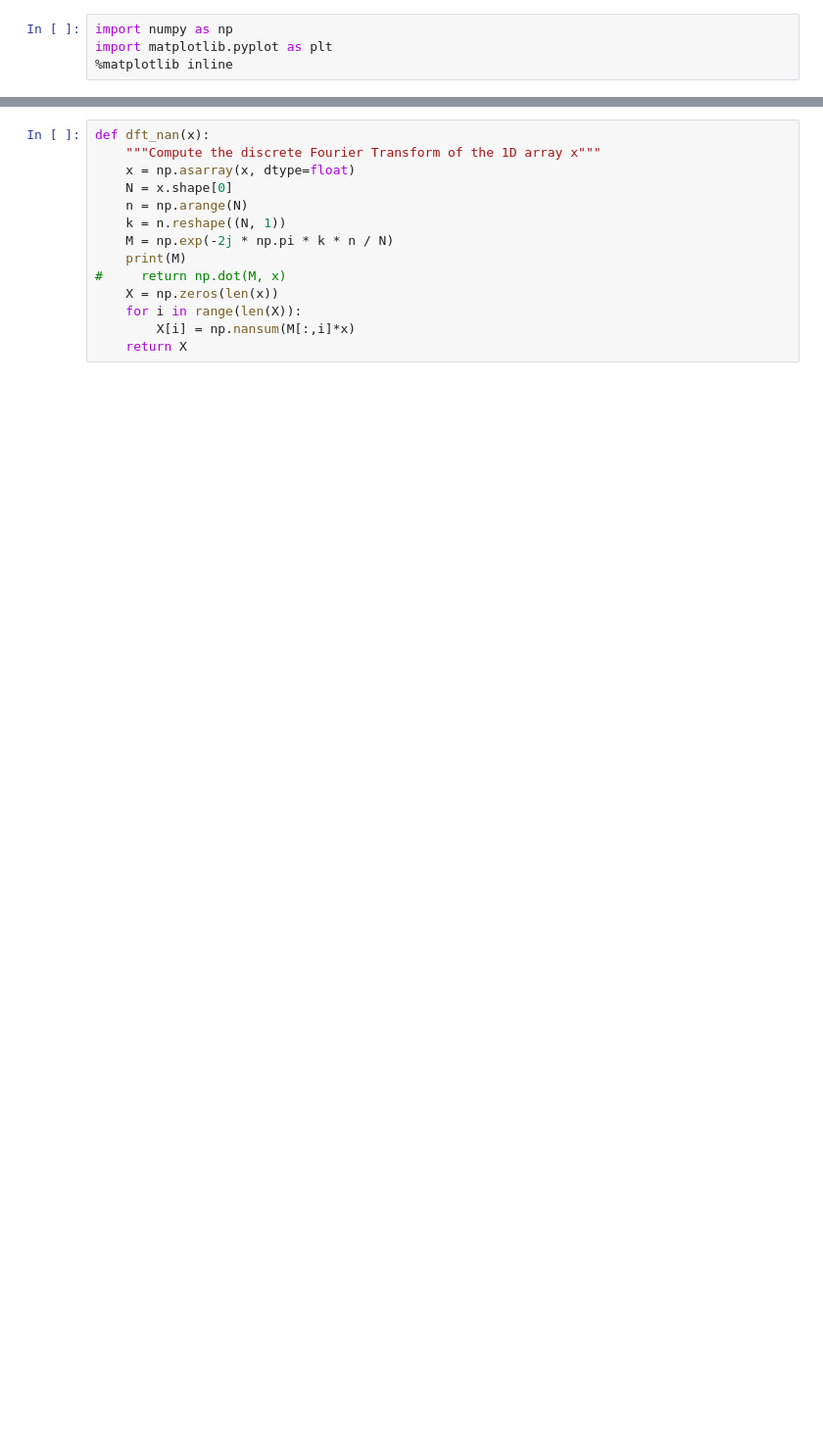
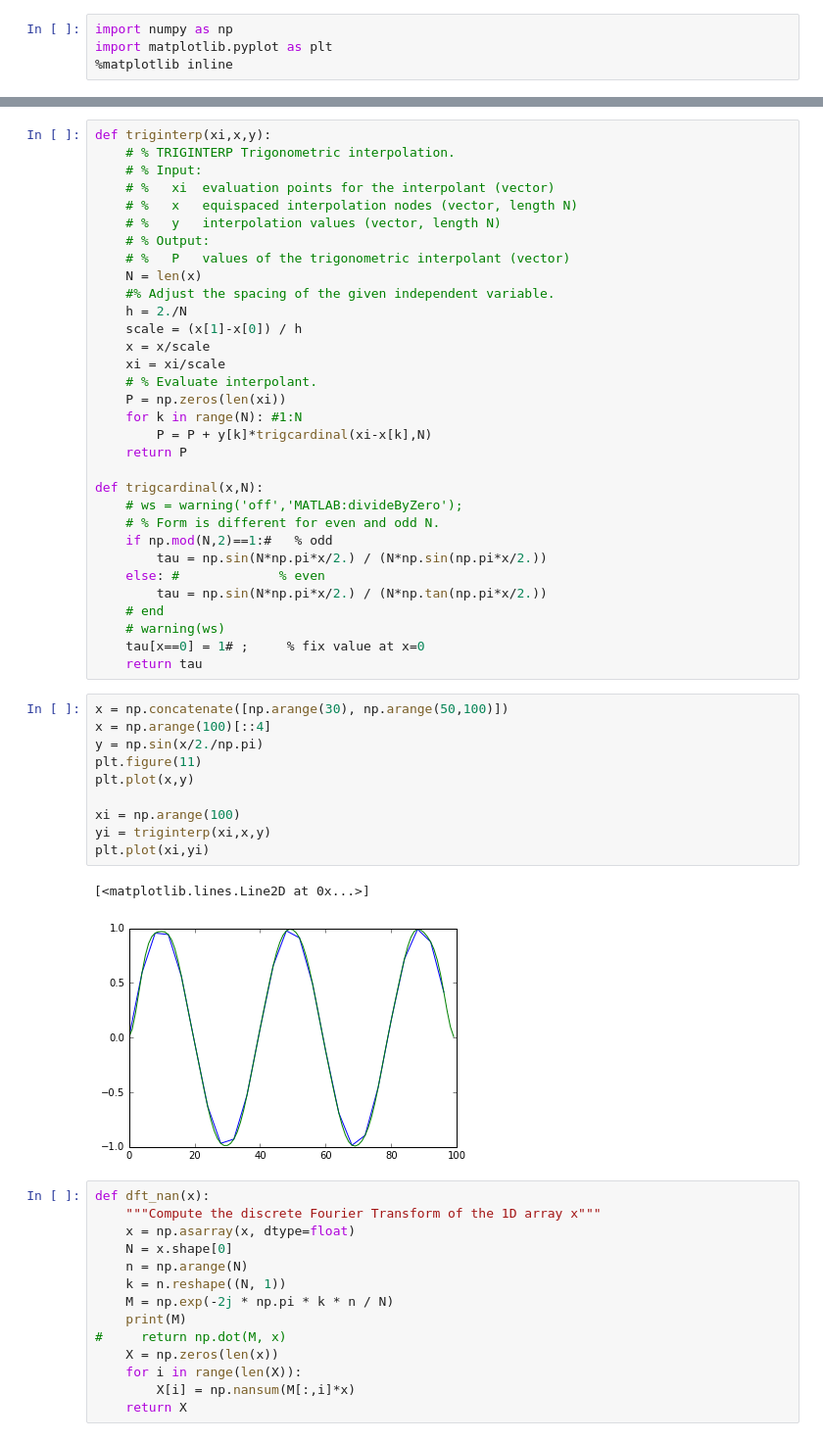
Before and after one commit to lue/fourier_complete, a Jupyter notebook: Untitled.ipynb, the cells around one changed output, grey strips where cells are left out. Shown: that part at 98% size. Saved outputs shown, nothing was run; the diff lists cells and outputs as text; blank space fills up the shorter version.

```diff
--- a/Untitled.ipynb
+++ b/Untitled.ipynb
@@ -8,3 +5,48 @@ TypeError: only length-1 arrays can be converted to Python scalars
+# %%
+def triginterp(xi,x,y):
+    # % TRIGINTERP Trigonometric interpolation.
+    # % Input:
+    # %   xi  evaluation points for the interpolant (vector)
+    # %   x   equispaced interpolation nodes (vector, length N)
+    # %   y   interpolation values (vector, length N)
+    # % Output:
+    # %   P   values of the trigonometric interpolant (vector)
+    N = len(x)
+    #% Adjust the spacing of the given independent variable.
+    h = 2./N
+    scale = (x[1]-x[0]) / h
+    x = x/scale
+    xi = xi/scale
+    # % Evaluate interpolant.
+    P = np.zeros(len(xi))
+    for k in range(N): #1:N
+        P = P + y[k]*trigcardinal(xi-x[k],N)
+    return P
+
+def trigcardinal(x,N):
+    # ws = warning('off','MATLAB:divideByZero');
+    # % Form is different for even and odd N.
+    if np.mod(N,2)==1:#   % odd
+        tau = np.sin(N*np.pi*x/2.) / (N*np.sin(np.pi*x/2.))
+    else: #             % even
+        tau = np.sin(N*np.pi*x/2.) / (N*np.tan(np.pi*x/2.))
+    # end
+    # warning(ws)
+    tau[x==0] = 1# ;     % fix value at x=0
+    return tau
+# %%
+x = np.concatenate([np.arange(30), np.arange(50,100)])
+x = np.arange(100)[::4]
+y = np.sin(x/2./np.pi)
+plt.figure(11)
+plt.plot(x,y)
+
+xi = np.arange(100)
+yi = triginterp(xi,x,y)
+plt.plot(xi,yi)
+# %% [output]
+[<matplotlib.lines.Line2D at 0x...>]
+[figure, added]
 # %%
 def dft_nan(x):
     """Compute the discrete Fourier Transform of the 1D array x"""
```
Also changed, not shown: parts of 9 cells of this notebook, 1 other file.
